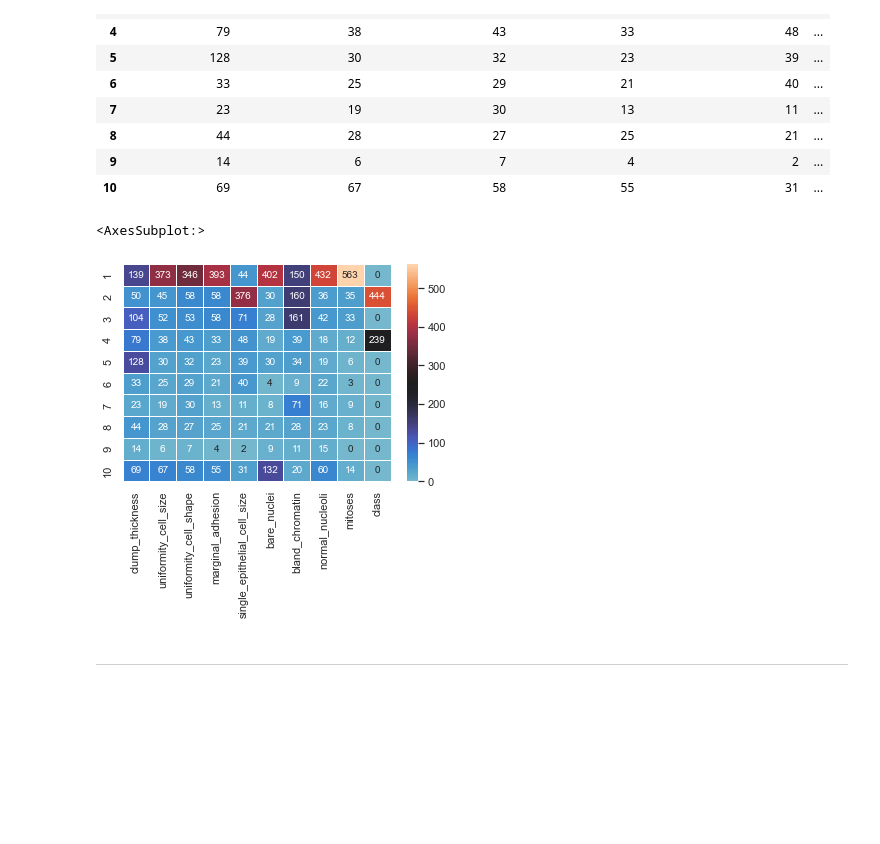
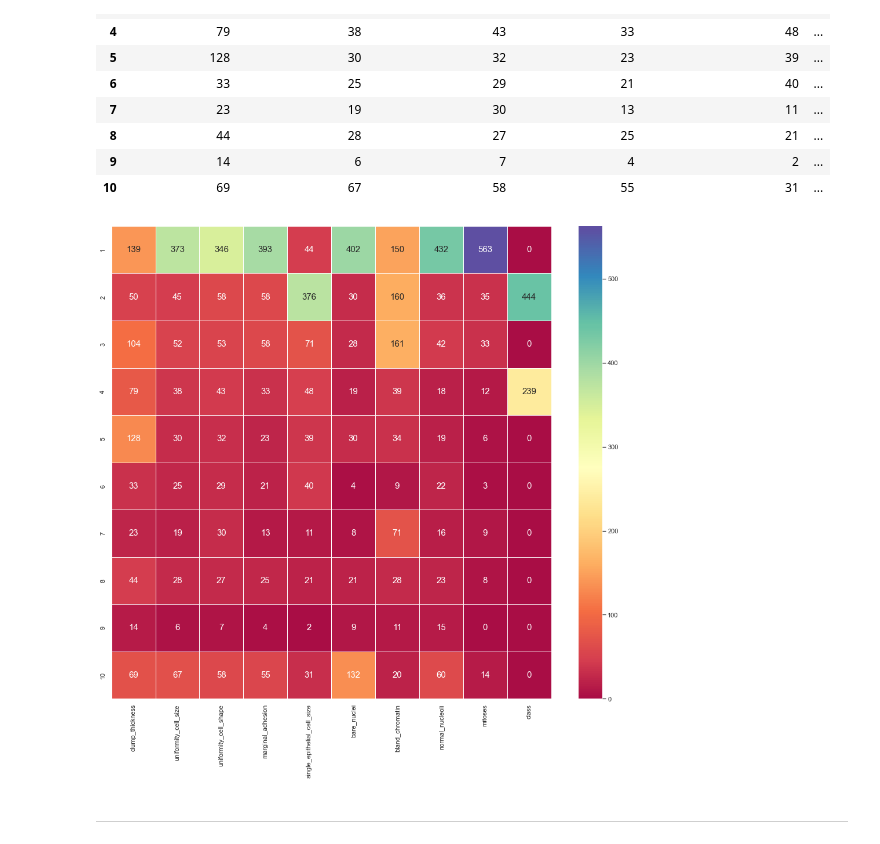
Before and after one commit to rromang/breast_cancer_classification, a Jupyter notebook: notebooks/initial.ipynb, the cells around one changed output. Saved outputs shown, nothing was run; the diff lists cells and outputs as text; code cells hidden in the pictures; blank space fills up the shorter version.

Commit message:
modified graphs' titles and added heatmap for counts

```diff
--- a/notebooks/initial.ipynb
+++ b/notebooks/initial.ipynb
@@ -496,11 +496,13 @@ counts
 | 9 | 14 | 6 | 7 | 4 | 2 | ... |
 | 10 | 69 | 67 | 58 | 55 | 31 | ... |
 # %%
-_ = sns.heatmap(counts, annot=True, fmt='d', linewidths=0.5, center=250)
-_
+fig = plt.figure(figsize=[17,15])
+cmap=sns.color_palette("Spectral", as_cmap=True)
+sns.heatmap(counts, annot=True, cmap=cmap, annot_kws={"size": 15}, fmt='d', linewidths=0.5, center=275)
+
+plt.show()
 # %% [output]
-<AxesSubplot:>
-[figure, old version]
+[figure, new version]
 # %%
 #export dataframe to CSV
 df.to_csv('../data_processed/csv/wisconsin.csv')
```
Also changed, not shown: 6 other files.
